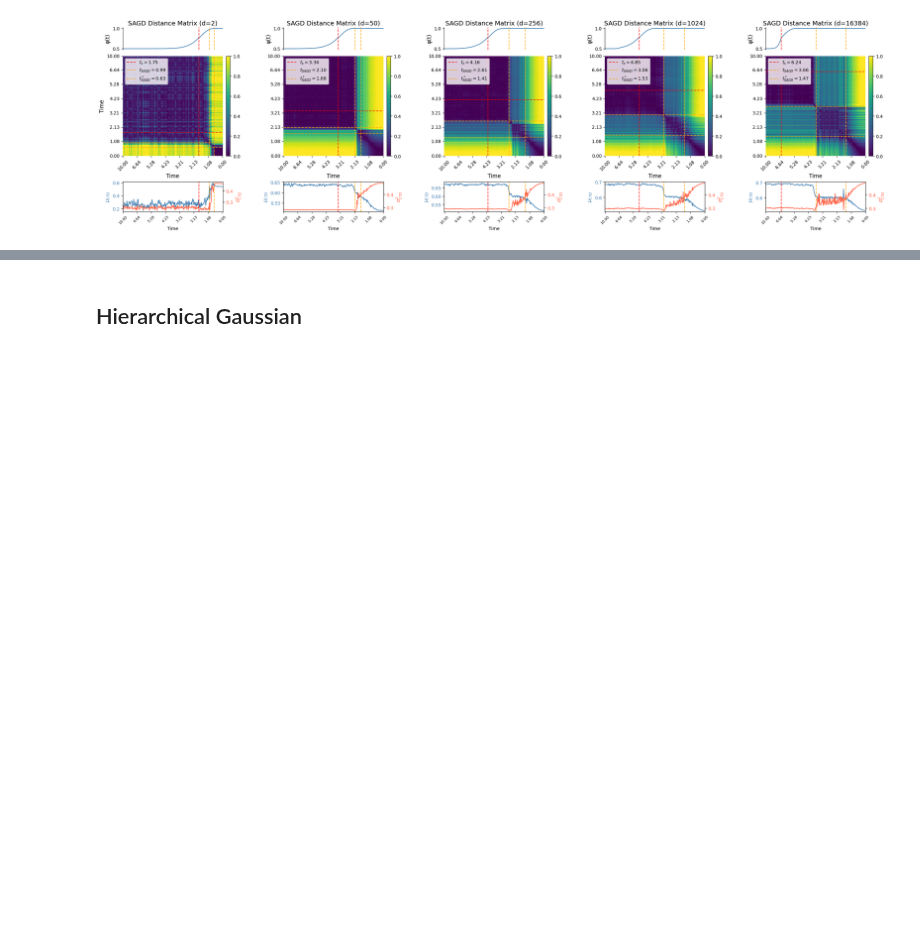
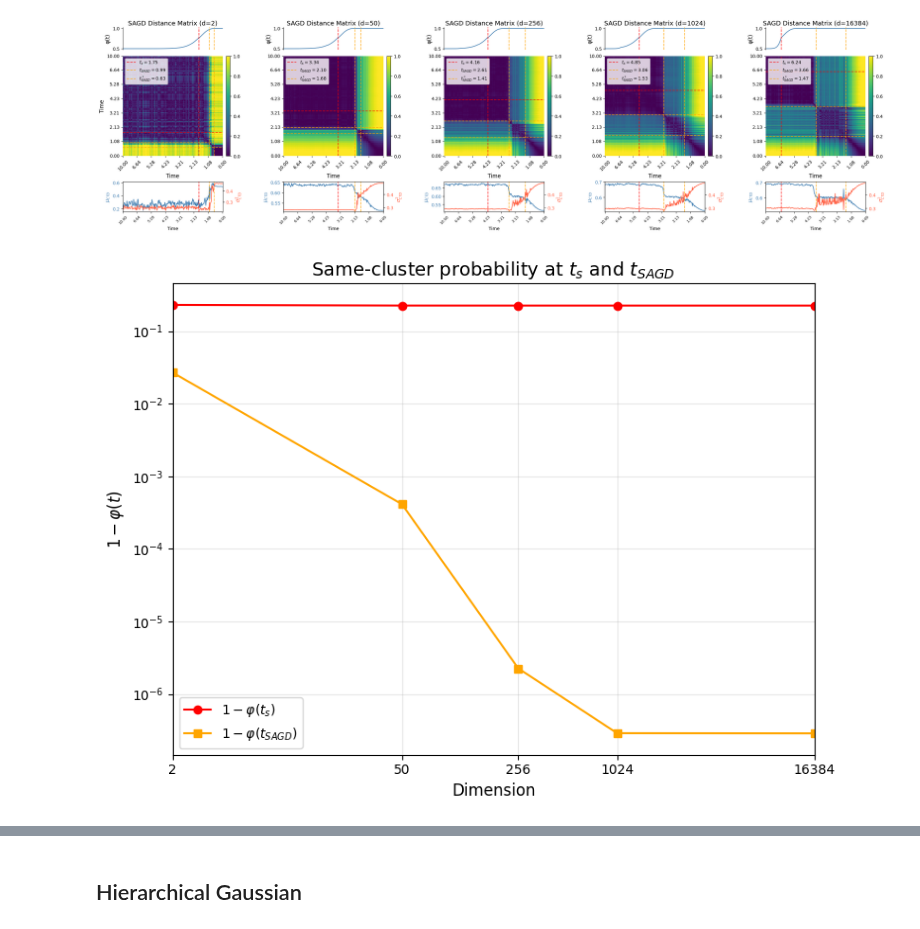
Before and after one commit to msarrias/Shape-Aware-Regimes-of-Diffusion-Models, a Jupyter notebook: notebooks/speciation_time_gaussian.ipynb, the cells around one changed output, grey strips where cells are left out. Cells and saved outputs as stored; diff of their text form; code cells hidden in the pictures; blank space fills up the shorter version.

Commit message:
added plot_breakpoint_and_speciation and cloning plot to speciation_time_gaussian.ipynb. Merged speciation_time.ipynb into speciation_time_gaussian.ipynb

```diff
--- a/notebooks/speciation_time_gaussian.ipynb
+++ b/notebooks/speciation_time_gaussian.ipynb
@@ -29,7 +36,7 @@ ds = [2, 50, 256, 1024, 16384]
 exp_path = ROOT/ Path('recurrence_matrices/bimodal_gaussian_SAGD_log_scale_and_shift_clipped')
 n = 1000
 W_list = []
-time_snaps_vector_list = []
+time_snaps_vector_list, ts_tuple_list, tsagd_tuple_list = [], [], []
 sagd_dms = []
 ts_list, tsagd_list, t_star_list = [], [], []
 ctds_list = []
@@ -44,11 +51,16 @@ for d_i in ds:
     sagd_dms.append(joblib.load(exp_path / f"D{d_i}_N{n}_T10/SAGD.jbl"))
     mu = history['params']['mu']
     snaps = history['params']['times_snapshots']
-    ts_list.append(history['params']['ts_theoretical'])
-    tsagd_list.append(snaps[breakpoints[0]])
+    t_s_i = history['params']['ts_theoretical']
+    t_sagd_idx = breakpoints[0]
+    t_sagd = snaps[t_sagd_idx]
+    ts_list.append(t_s_i)
     t_star_list.append(find_third_phase_onset(ctds['CTDs'], snaps))
+    ts_tuple_list.append((t_s_i, int(np.argmin(np.abs(snaps - t_s_i)))))
+    tsagd_list.append(t_sagd)
+    tsagd_tuple_list.append((t_sagd, t_sagd_idx))
+    time_snaps_vector_list.append(snaps)
     print({"Dim: {}, breakpoints: {}".format(d_i, breakpoints)})
-    time_snaps_vector_list.append(snaps)
 # %% [output]
 {'Dim: 2, breakpoints: [np.int64(218), np.int64(219), np.int64(220), np.int64(222), np.int64(223), np.int64(224), np.int64(227), np.int64(228), np.int64(229)]'}
 {'Dim: 50, breakpoints: [np.int64(180), np.int64(183), np.int64(185), np.int64(186), np.int64(187), np.int64(202), np.int64(214), np.int64(219), np.int64(229)]'}
@@ -73,3 +85,14 @@ plot_sagd_heatmap_row_with_prob(
 )
 # %% [output]
 [figure]
+# %%
+plot_breakpoint_and_speciation(
+        d_list=ds,
+        ts_tuple_list=ts_tuple_list,
+        tsagd_tuple_list=tsagd_tuple_list,
+        mu=mu,
+        std=std,
+        save_fig_path='figs/speciation_and_sagd_times.png',
+)
+# %% [output]
+[figure, added]
```
Also changed, not shown: parts of 2 cells of this notebook, 1 other file.
